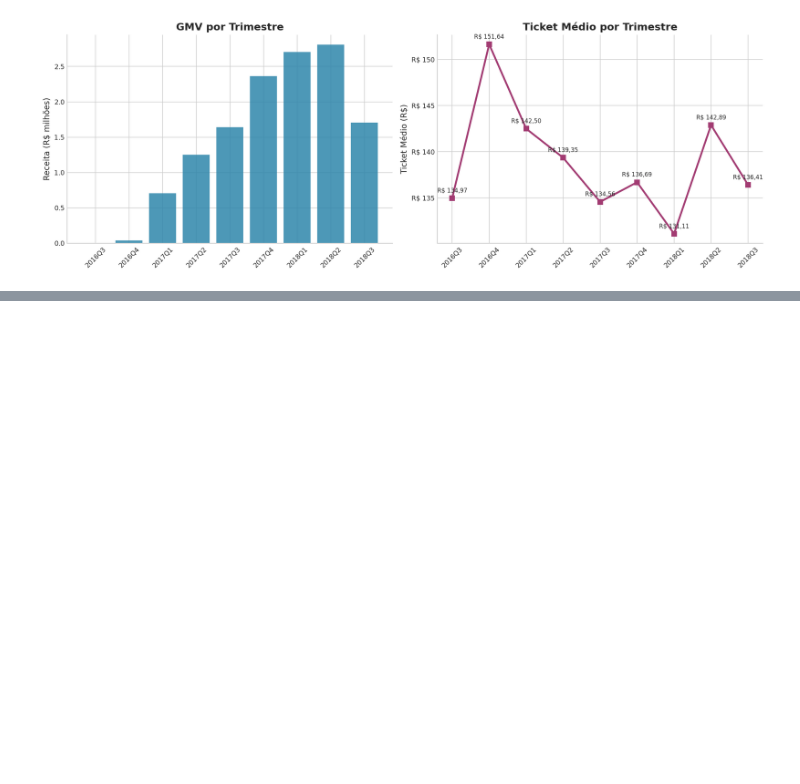
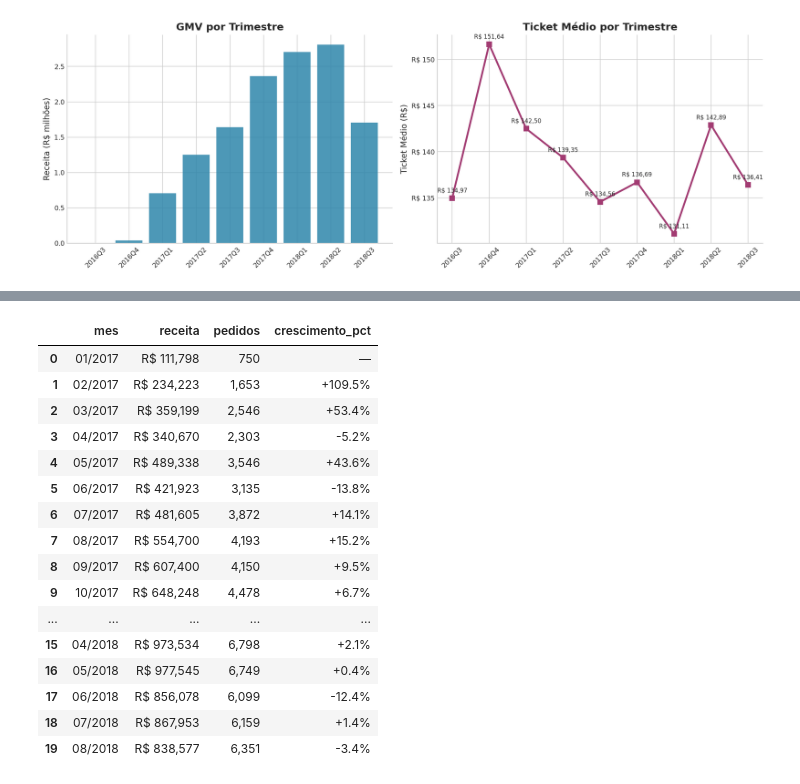
Before and after one commit to ViniciusBelo/olist-ecommerce-analysis, a Jupyter notebook: notebooks/03_analise_receita.ipynb, the cells around one changed output, grey strips where cells are left out. Saved outputs shown, nothing was run; the diff lists cells and outputs as text; code cells hidden in the pictures; blank space fills up the shorter version.

Commit message:
feat: adiciona consultas SQL com DuckDB na análise de receita

```diff
--- a/notebooks/03_analise_receita.ipynb
+++ b/notebooks/03_analise_receita.ipynb
@@ -361,0 +366,43 @@ plt.show()
+# %%
+import duckdb
+
+pedidos = delivered[delivered['revenue'].notna()]
+
+crescimento = duckdb.sql("""
+    WITH mensal AS (
+        SELECT
+            date_trunc('month', order_purchase_timestamp) AS mes,
+            SUM(revenue) AS receita,
+            COUNT(*) AS pedidos
+        FROM pedidos
+        GROUP BY 1
+    )
+    SELECT
+        mes,
+        receita,
+        pedidos,
+        100 * (receita / LAG(receita) OVER (ORDER BY mes) - 1) AS crescimento_pct
+    FROM mensal
+    WHERE mes BETWEEN '2017-01-01' AND '2018-08-01'
+    ORDER BY mes
+""").df()
+
+display(crescimento.style.format({'mes': '{:%m/%Y}', 'receita': 'R$ {:,.0f}', 'pedidos': '{:,.0f}', 'crescimento_pct': '{:+.1f}%'}, na_rep='—'))
+# %% [output]
+|  | mes | receita | pedidos | crescimento_pct |
+| 0 | 01/2017 | R$ 111,798 | 750 | — |
+| 1 | 02/2017 | R$ 234,223 | 1,653 | +109.5% |
+| 2 | 03/2017 | R$ 359,199 | 2,546 | +53.4% |
+| 3 | 04/2017 | R$ 340,670 | 2,303 | -5.2% |
+| 4 | 05/2017 | R$ 489,338 | 3,546 | +43.6% |
+| 5 | 06/2017 | R$ 421,923 | 3,135 | -13.8% |
+| 6 | 07/2017 | R$ 481,605 | 3,872 | +14.1% |
+| 7 | 08/2017 | R$ 554,700 | 4,193 | +15.2% |
+| 8 | 09/2017 | R$ 607,400 | 4,150 | +9.5% |
+| 9 | 10/2017 | R$ 648,248 | 4,478 | +6.7% |
+| ... | ... | ... | ... | ... |
+| 15 | 04/2018 | R$ 973,534 | 6,798 | +2.1% |
+| 16 | 05/2018 | R$ 977,545 | 6,749 | +0.4% |
+| 17 | 06/2018 | R$ 856,078 | 6,099 | -12.4% |
+| 18 | 07/2018 | R$ 867,953 | 6,159 | +1.4% |
+| 19 | 08/2018 | R$ 838,577 | 6,351 | -3.4% |
```
Also changed, not shown: parts of 4 cells of this notebook.
